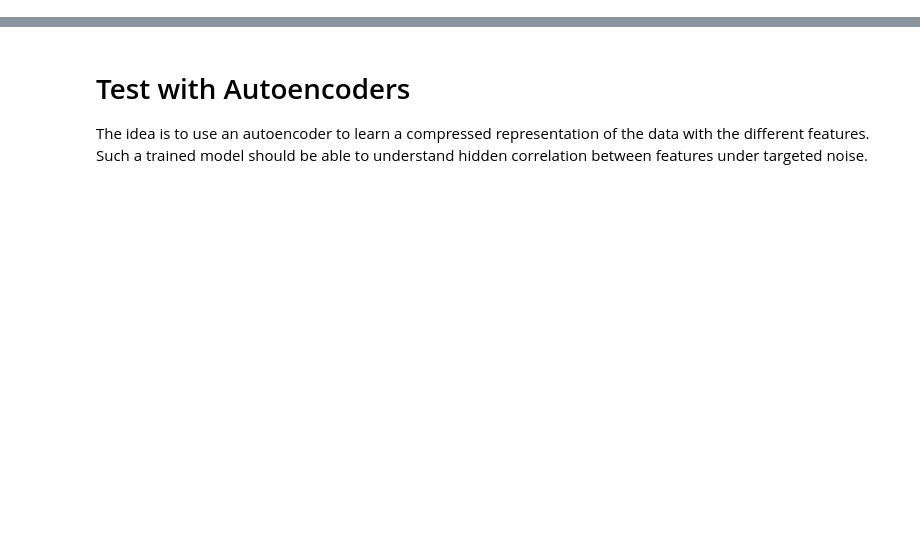
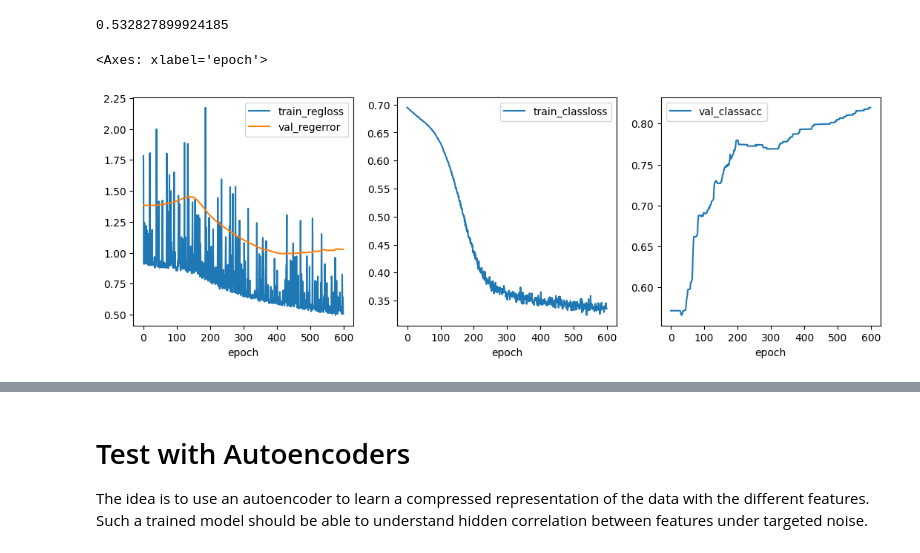
Before and after one commit to simone7monaco/newzeland-plants, a Jupyter notebook: Autoencoders.ipynb, the cells around one changed output, grey strips where cells are left out. Saved outputs shown, nothing was run; the diff lists cells and outputs as text; code cells hidden in the pictures; blank space fills up the shorter version.

```diff
--- a/Autoencoders.ipynb
+++ b/Autoencoders.ipynb
@@ -0,0 +8,4 @@
+# %%
+known_mask.sum()/known_mask.size
+# %% [output]
+0.532827899924185
@@ -0,0 +16,11 @@
+# %%
+fig, ax = plt.subplots(1, 3, figsize=(13, 4))
+
+logs = pd.read_csv('log.csv')
+
+logs.plot(x='epoch', y=['train_regloss', 'val_regerror'], ax=ax[0])
+logs.plot(x='epoch', y=['train_classloss'], ax=ax[1])
+logs.plot(x='epoch', y=['val_classacc'], ax=ax[2])
+# %% [output]
+<Axes: xlabel='epoch'>
+[figure, added]
```
Also changed, not shown: parts of 31 cells of this notebook, 28 other files.
